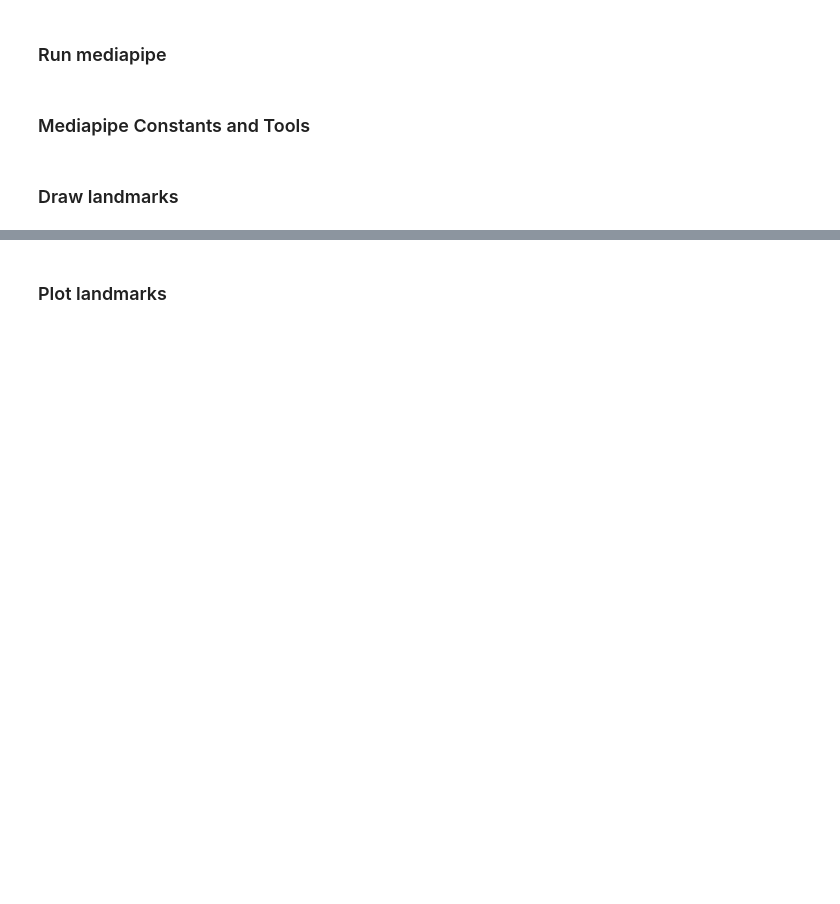
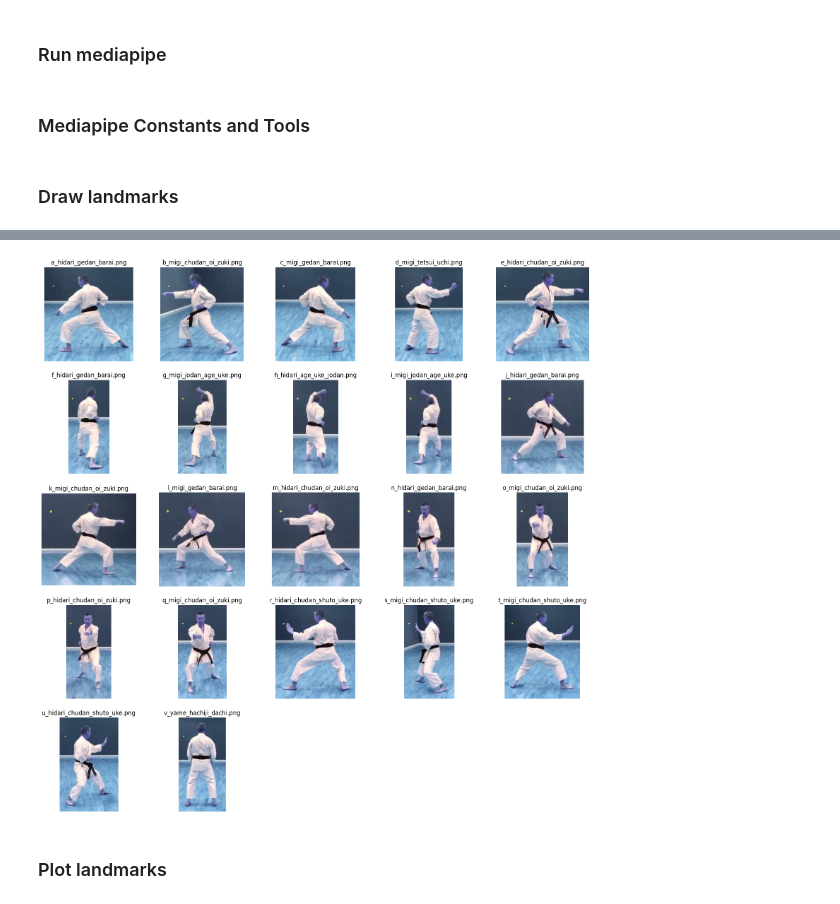
Before and after one commit to Riyuze/karate-trainer, a Jupyter notebook: get_coordinates.ipynb, the cells around one changed output, grey strips where cells are left out. Drawn from its saved outputs; the diff is of its cells as text; code cells hidden in the pictures; blank space fills up the shorter version.

Commit message:
Fixed drawing function

```diff
--- a/get_coordinates.ipynb
+++ b/get_coordinates.ipynb
@@ -172,22 +171,3 @@ def draw_landmarks(
             # Fill color into the circle
             cv2.circle(image, landmark_px, drawing_spec.circle_radius,
                        drawing_spec.color, drawing_spec.thickness)
-# %%
-fig = plt.figure(figsize=(10, 7))
-rows = 5
-cols = 5
-num = 0
-
-with open(csv_file, 'r') as f:
-    reader = csv.reader(f, delimiter=',')
-    for name, data in reader:
-        annotated_image = cv2.imread(name)
-        draw_landmarks(
-            annotated_image,
-            data,
-            mp_pose.POSE_CONNECTIONS,
-            landmark_drawing_spec=mp_drawing_styles.get_default_pose_landmarks_style())
-        fig.add_subplot(rows, cols, num+1)
-        plt.imshow(annotated_image)
-        plt.axis('off')
-        plt.title(name.split('/')[2])
@@ -197,3 +179,62 @@ AttributeError: 'str' object has no attribute 'landmark'
+# %%
+fig = plt.figure(figsize=(20, 20))
+rows = 5
+cols = 5
+num = 1
+
+with open(csv_file, 'r') as f:
+    reader = csv.reader(f, delimiter=',')
+    for name, data in reader:
+        annotated_image = cv2.imread(name)
+        landmark_subset = landmark_pb2.NormalizedLandmarkList(
+            landmark = [
+                {'x': 0.1, 'y': 0.2, 'z': 0.3, 'visibility': 0.99},
+                {'x': 0.1, 'y': 0.2, 'z': 0.3, 'visibility': 0.99},
+                {'x': 0.1, 'y': 0.2, 'z': 0.3, 'visibility': 0.99},
+                {'x': 0.1, 'y': 0.2, 'z': 0.3, 'visibility': 0.99},
+                {'x': 0.1, 'y': 0.2, 'z': 0.3, 'visibility': 0.99},
+                {'x': 0.1, 'y': 0.2, 'z': 0.3, 'visibility': 0.99},
+                {'x': 0.1, 'y': 0.2, 'z': 0.3, 'visibility': 0.99},
+                {'x': 0.1, 'y': 0.2, 'z': 0.3, 'visibility': 0.99},
+                {'x': 0.1, 'y': 0.2, 'z': 0.3, 'visibility': 0.99},
+                {'x': 0.1, 'y': 0.2, 'z': 0.3, 'visibility': 0.99},
+                {'x': 0.1, 'y': 0.2, 'z': 0.3, 'visibility': 0.99},
+                {'x': 0.1, 'y': 0.2, 'z': 0.3, 'visibility': 0.99},
+                {'x': 0.1, 'y': 0.2, 'z': 0.3, 'visibility': 0.99},
+                {'x': 0.1, 'y': 0.2, 'z': 0.3, 'visibility': 0.99},
+                {'x': 0.1, 'y': 0.2, 'z': 0.3, 'visibility': 0.99},
+                {'x': 0.1, 'y': 0.2, 'z': 0.3, 'visibility': 0.99},
+                {'x': 0.1, 'y': 0.2, 'z': 0.3, 'visibility': 0.99},
+                {'x': 0.1, 'y': 0.2, 'z': 0.3, 'visibility': 0.99},
+                {'x': 0.1, 'y': 0.2, 'z': 0.3, 'visibility': 0.99},
+                {'x': 0.1, 'y': 0.2, 'z': 0.3, 'visibility': 0.99},
+                {'x': 0.1, 'y': 0.2, 'z': 0.3, 'visibility': 0.99},
+                {'x': 0.1, 'y': 0.2, 'z': 0.3, 'visibility': 0.99},
+                {'x': 0.1, 'y': 0.2, 'z': 0.3, 'visibility': 0.99},
+                {'x': 0.1, 'y': 0.2, 'z': 0.3, 'visibility': 0.99},
+                {'x': 0.1, 'y': 0.2, 'z': 0.3, 'visibility': 0.99},
+                {'x': 0.1, 'y': 0.2, 'z': 0.3, 'visibility': 0.99},
+                {'x': 0.1, 'y': 0.2, 'z': 0.3, 'visibility': 0.99},
+                {'x': 0.1, 'y': 0.2, 'z': 0.3, 'visibility': 0.99},
+                {'x': 0.1, 'y': 0.2, 'z': 0.3, 'visibility': 0.99},
+                {'x': 0.1, 'y': 0.2, 'z': 0.3, 'visibility': 0.99},
+                {'x': 0.1, 'y': 0.2, 'z': 0.3, 'visibility': 0.99},
+                {'x': 0.1, 'y': 0.2, 'z': 0.3, 'visibility': 0.99},
+                {'x': 0.1, 'y': 0.2, 'z': 0.3, 'visibility': 0.99},
+            ]
+        )
+        draw_landmarks(
+            annotated_image,
+            landmark_subset,
+            mp_pose.POSE_CONNECTIONS,
+            landmark_drawing_spec=mp_drawing_styles.get_default_pose_landmarks_style())
+        fig.add_subplot(rows, cols, num)
+        plt.imshow(annotated_image)
+        plt.axis('off')
+        plt.title(name.split('/')[2])
+        num += 1
+# %% [output]
+[figure, added]
 # %% [markdown]
 ### Plot landmarks ###
 # %%
```
Also changed, not shown: parts of 4 cells of this notebook.
